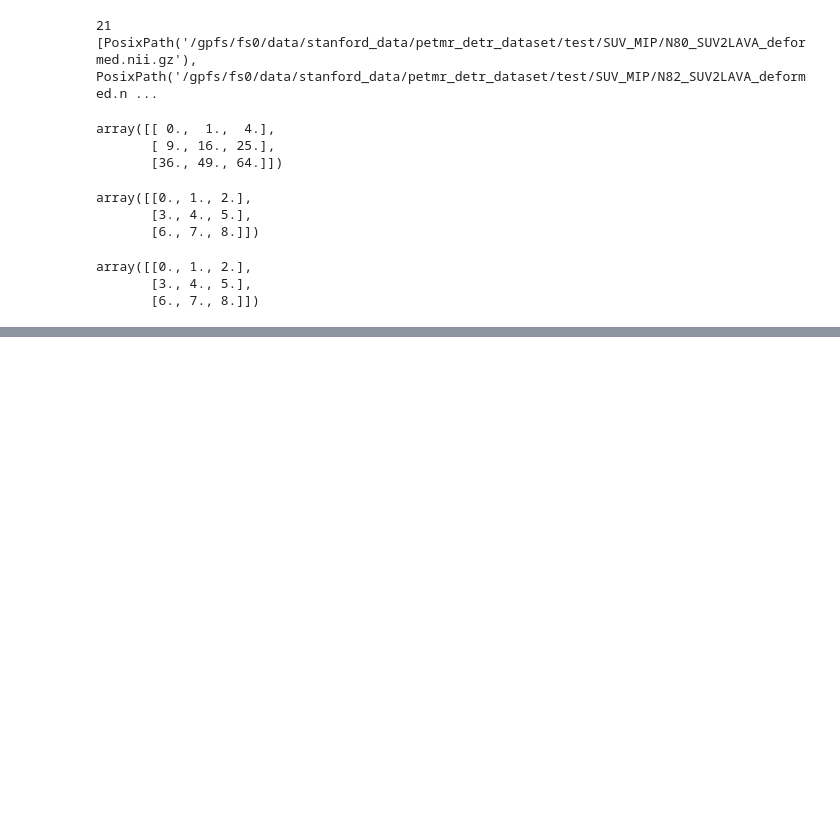
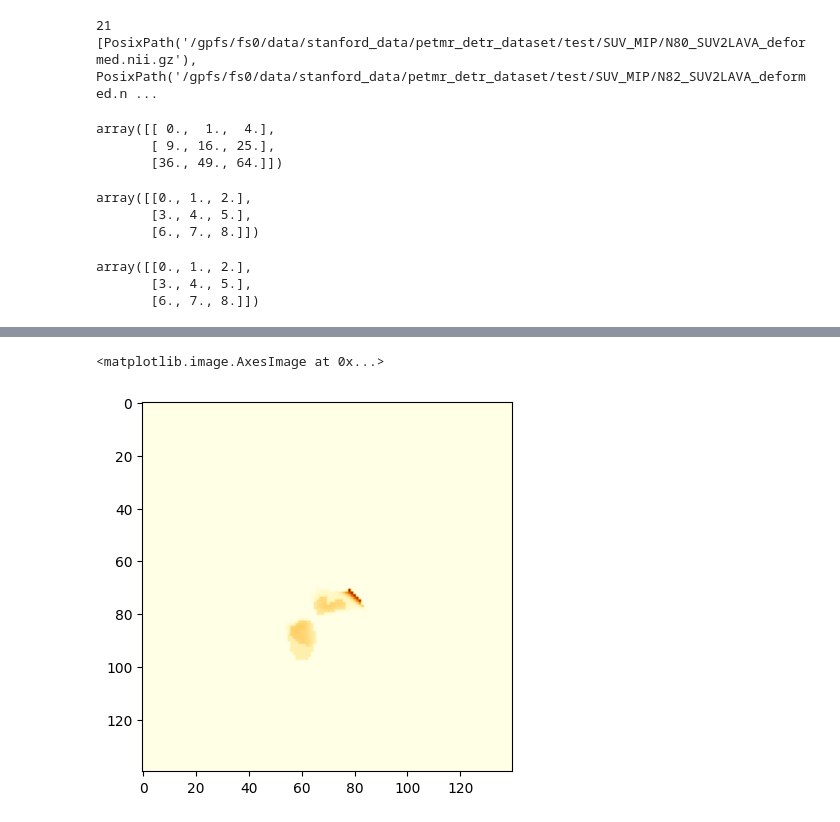
Before and after one commit to joytywu/PET_CT, a Jupyter notebook: utils/read_and_mip_nifty.ipynb, the cells around one changed output, grey strips where cells are left out. Drawn from its saved outputs; the diff is of its cells as text; code cells hidden in the pictures; blank space fills up the shorter version.

```diff
--- a/utils/read_and_mip_nifty.ipynb
+++ b/utils/read_and_mip_nifty.ipynb
@@ -619 +625,6 @@ predicted = np.multiply(candidates, likelihoods)
+# %%
+plt.imshow(seg_img[:,:,idx]*50+predicted[:,:,idx]/2,cmap='YlOrBr')
+# %% [output]
+<matplotlib.image.AxesImage at 0x...>
+[figure, added]
 # %%
```
Also changed, not shown: parts of 4 cells of this notebook, 1 other file.
